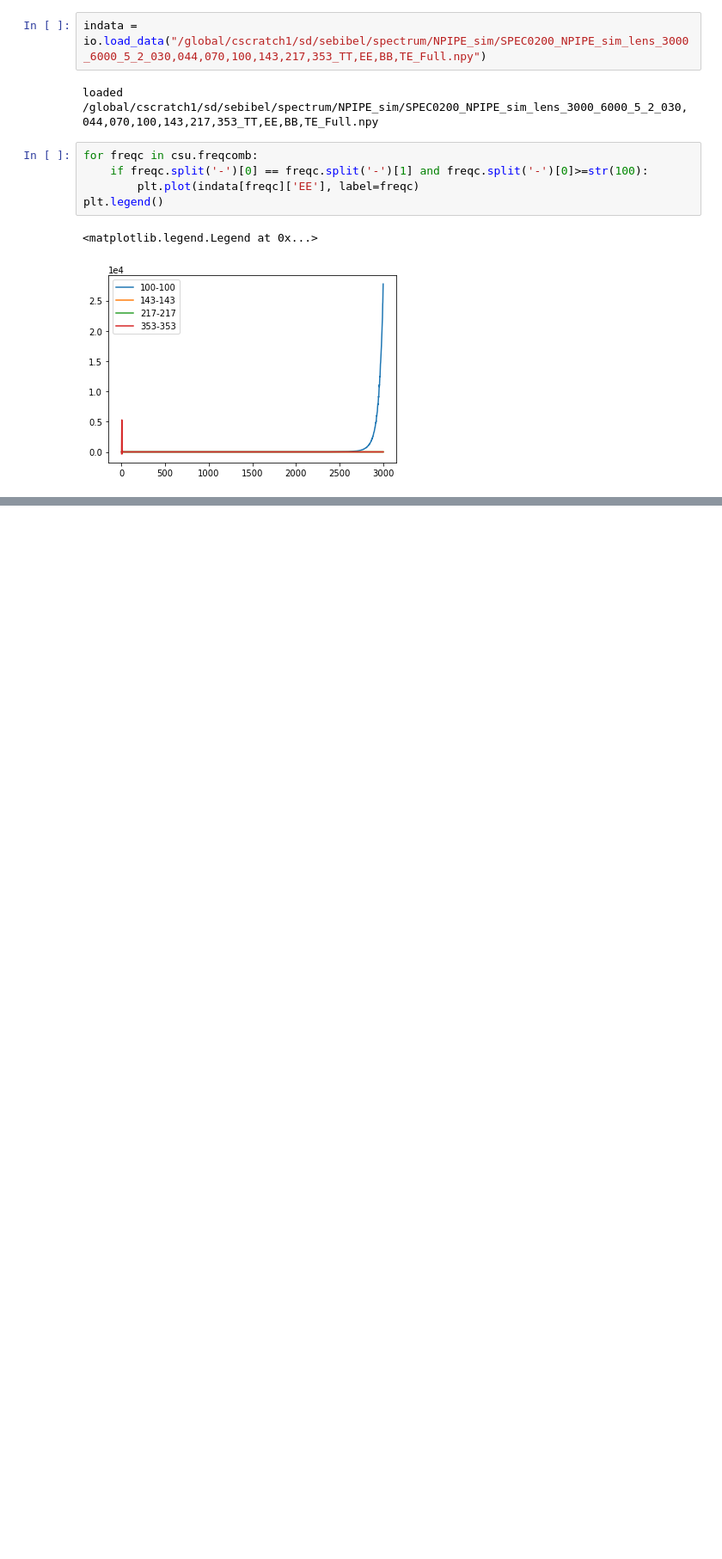
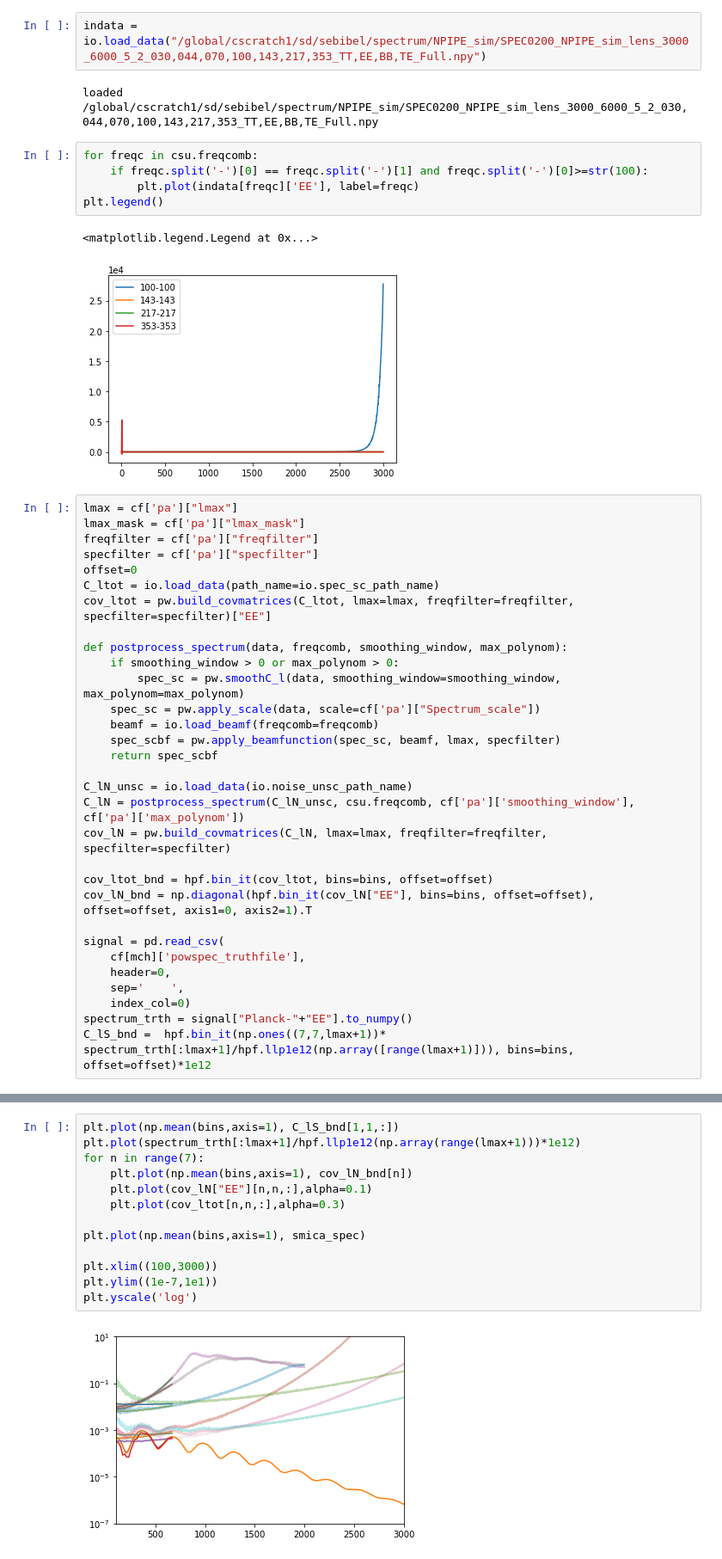
Before and after one commit to Sebastian-Belkner/component_separation, a Jupyter notebook: component_separation/Untitled.ipynb, the cells around one changed output, grey strips where cells are left out. Shown at 86% size. Cells and saved outputs as stored; diff of their text form; blank space fills up the shorter version.

```diff
--- a/component_separation/Untitled.ipynb
+++ b/component_separation/Untitled.ipynb
@@ -196,3 +196,34 @@ plt.legend()
 # %% [output]
 <matplotlib.legend.Legend at 0x...>
 [figure]
+# %%
+lmax = cf['pa']["lmax"]
+lmax_mask = cf['pa']["lmax_mask"]
+freqfilter = cf['pa']["freqfilter"]
+specfilter = cf['pa']["specfilter"]
+offset=0
+C_ltot = io.load_data(path_name=io.spec_sc_path_name)
+cov_ltot = pw.build_covmatrices(C_ltot, lmax=lmax, freqfilter=freqfilter, specfilter=specfilter)["EE"]
+
+def postprocess_spectrum(data, freqcomb, smoothing_window, max_polynom):
+    if smoothing_window > 0 or max_polynom > 0:
+        spec_sc = pw.smoothC_l(data, smoothing_window=smoothing_window, max_polynom=max_polynom)
+    spec_sc = pw.apply_scale(data, scale=cf['pa']["Spectrum_scale"])
+    beamf = io.load_beamf(freqcomb=freqcomb)
+    spec_scbf = pw.apply_beamfunction(spec_sc, beamf, lmax, specfilter)
+    return spec_scbf
+
+C_lN_unsc = io.load_data(io.noise_unsc_path_name)
+C_lN = postprocess_spectrum(C_lN_unsc, csu.freqcomb, cf['pa']['smoothing_window'], cf['pa']['max_polynom'])
+cov_lN = pw.build_covmatrices(C_lN, lmax=lmax, freqfilter=freqfilter, specfilter=specfilter)
+
+cov_ltot_bnd = hpf.bin_it(cov_ltot, bins=bins, offset=offset)
+cov_lN_bnd = np.diagonal(hpf.bin_it(cov_lN["EE"], bins=bins, offset=offset), offset=offset, axis1=0, axis2=1).T
+
+signal = pd.read_csv(
+    cf[mch]['powspec_truthfile'],
+    header=0,
+    sep='    ',
+    index_col=0)
+spectrum_trth = signal["Planck-"+"EE"].to_numpy()
+C_lS_bnd =  hpf.bin_it(np.ones((7,7,lmax+1))* spectrum_trth[:lmax+1]/hpf.llp1e12(np.array([range(lmax+1)])), bins=bins, offset=offset)*1e12
@@ -198,0 +233,15 @@ plt.legend()
+# %%
+plt.plot(np.mean(bins,axis=1), C_lS_bnd[1,1,:])
+plt.plot(spectrum_trth[:lmax+1]/hpf.llp1e12(np.array(range(lmax+1)))*1e12)
+for n in range(7):
+    plt.plot(np.mean(bins,axis=1), cov_lN_bnd[n])
+    plt.plot(cov_lN["EE"][n,n,:],alpha=0.1)
+    plt.plot(cov_ltot[n,n,:],alpha=0.3)
+
+plt.plot(np.mean(bins,axis=1), smica_spec)
+
+plt.xlim((100,3000))
+plt.ylim((1e-7,1e1))
+plt.yscale('log')
+# %% [output]
+[figure, added]
```
Also changed, not shown: parts of 7 cells of this notebook, 6 other files.
